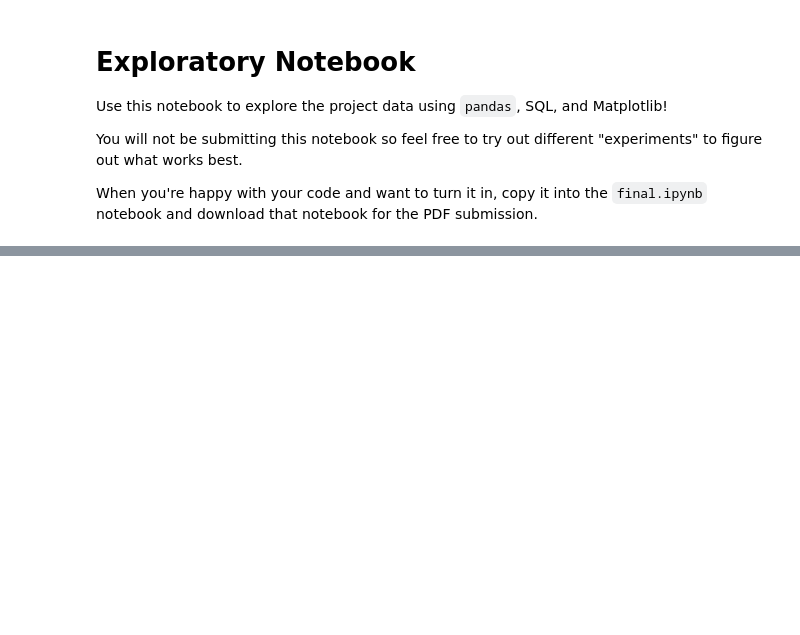
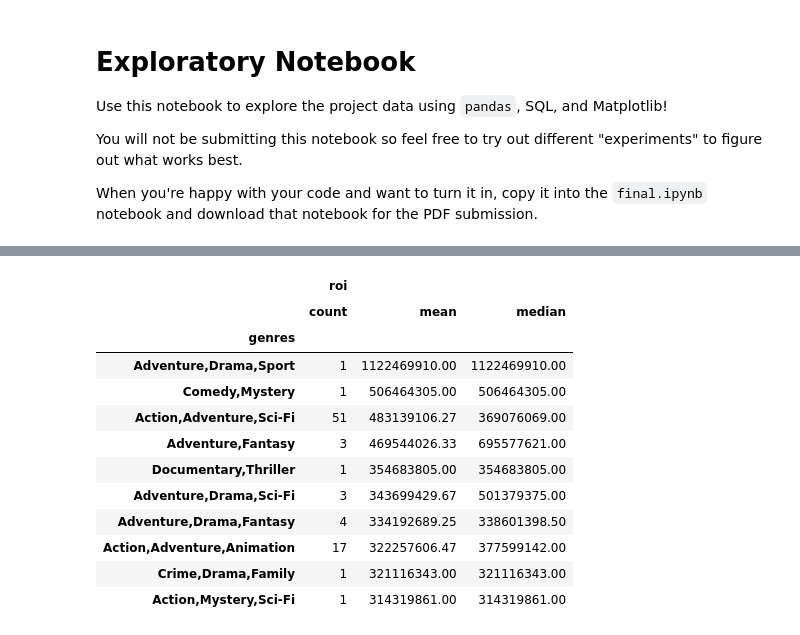
Before and after one commit to Phillip-J-Allen/phase2-project-enterprise, a Jupyter notebook: exploratory.ipynb, the cells around one changed output, grey strips where cells are left out. Cells and saved outputs as stored; diff of their text form; code cells hidden in the pictures; blank space fills up the shorter version.

```diff
--- a/exploratory.ipynb
+++ b/exploratory.ipynb
@@ -41,0 +381,17 @@ At the end, it is always a best practice to close the connection to the database
+# %%
+# Top 10 genres with the highest mean ROI
+profit_genre_avg.sort_values(by=('roi','mean'), ascending=False).head(10)
+# %% [output]
+|  | roi |  |  |
+|  | count | mean | median |
+| genres |  |  |  |
+| Adventure,Drama,Sport | 1 | 1122469910.00 | 1122469910.00 |
+| Comedy,Mystery | 1 | 506464305.00 | 506464305.00 |
+| Action,Adventure,Sci-Fi | 51 | 483139106.27 | 369076069.00 |
+| Adventure,Fantasy | 3 | 469544026.33 | 695577621.00 |
+| Documentary,Thriller | 1 | 354683805.00 | 354683805.00 |
+| Adventure,Drama,Sci-Fi | 3 | 343699429.67 | 501379375.00 |
+| Adventure,Drama,Fantasy | 4 | 334192689.25 | 338601398.50 |
+| Action,Adventure,Animation | 17 | 322257606.47 | 377599142.00 |
+| Crime,Drama,Family | 1 | 321116343.00 | 321116343.00 |
+| Action,Mystery,Sci-Fi | 1 | 314319861.00 | 314319861.00 |
```
Also changed, not shown: parts of 62 cells of this notebook, 3 other files.
